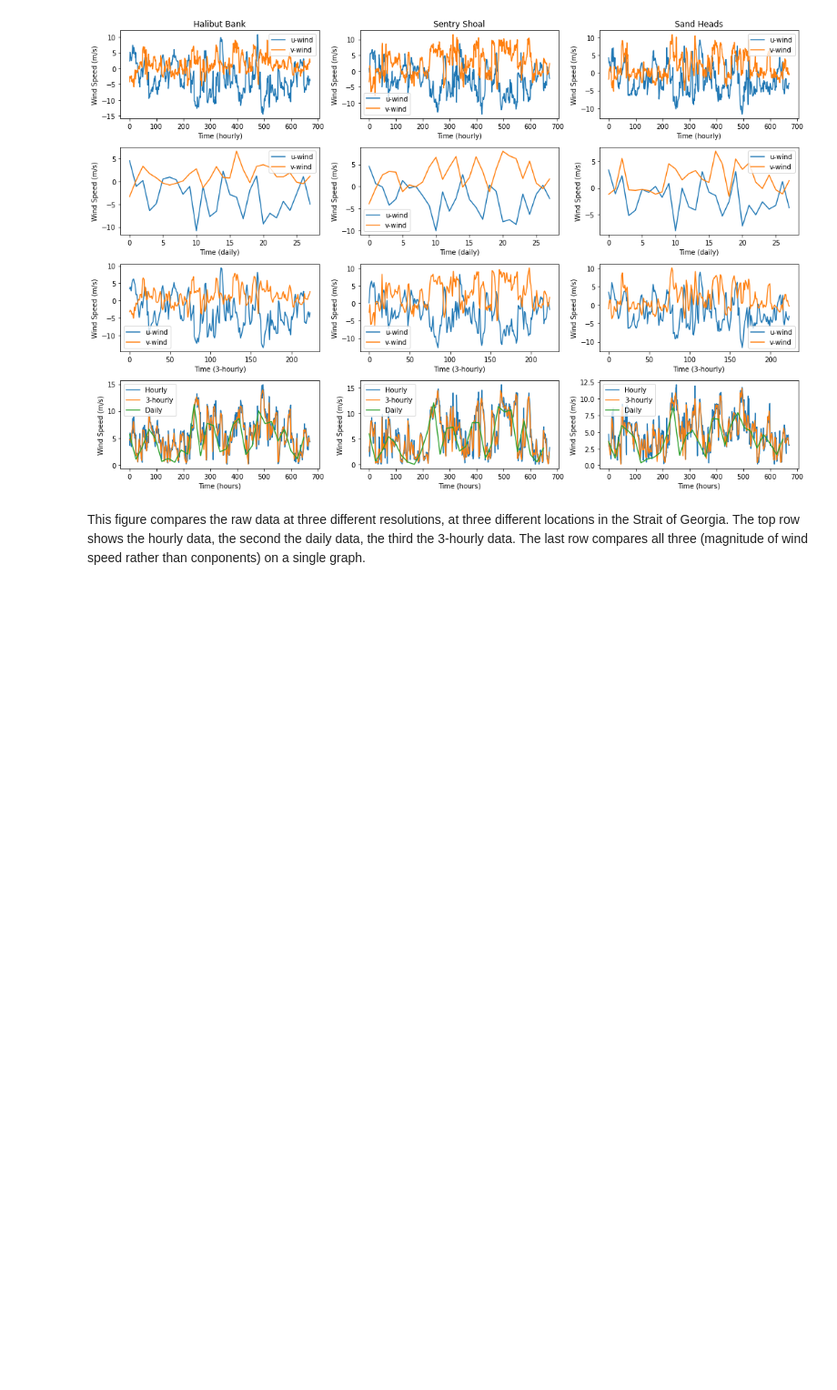
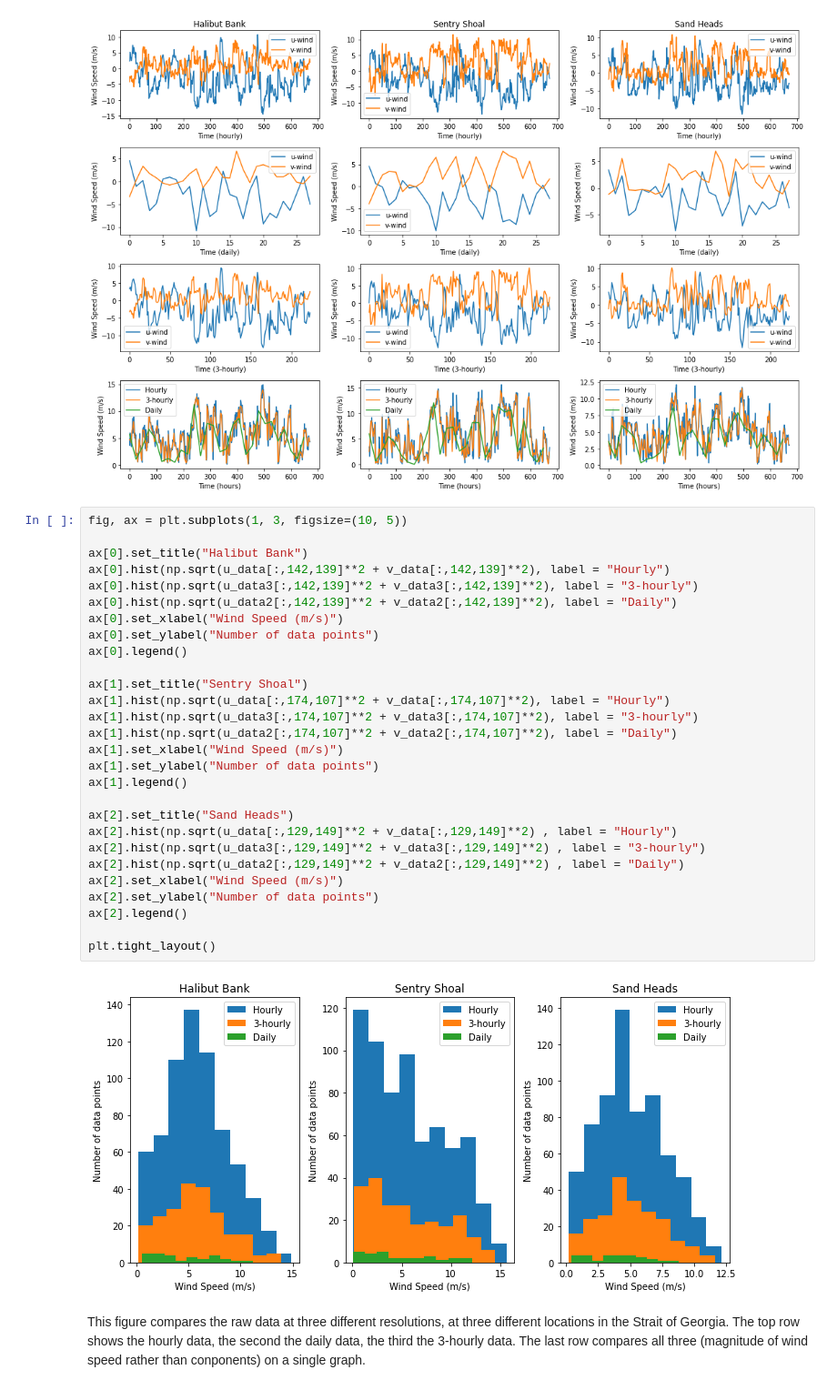
Before and after one commit to UBC-MOAD/analysis-armaan, a Jupyter notebook: notebooks/introWindPCA.ipynb, the cells around one changed output. Shown at 91% size. Saved outputs shown, nothing was run; the diff lists cells and outputs as text; blank space fills up the shorter version.

Commit message:
added histogram graphs

```diff
--- a/notebooks/introWindPCA.ipynb
+++ b/notebooks/introWindPCA.ipynb
@@ -377,6 +379,36 @@ ax[3,2].legend()
 plt.tight_layout()
 # %% [output]
 [figure]
+# %%
+fig, ax = plt.subplots(1, 3, figsize=(10, 5))
+
+ax[0].set_title("Halibut Bank")
+ax[0].hist(np.sqrt(u_data[:,142,139]**2 + v_data[:,142,139]**2), label = "Hourly")
+ax[0].hist(np.sqrt(u_data3[:,142,139]**2 + v_data3[:,142,139]**2), label = "3-hourly")
+ax[0].hist(np.sqrt(u_data2[:,142,139]**2 + v_data2[:,142,139]**2), label = "Daily")
+ax[0].set_xlabel("Wind Speed (m/s)")
+ax[0].set_ylabel("Number of data points")
+ax[0].legend()
+
+ax[1].set_title("Sentry Shoal")
+ax[1].hist(np.sqrt(u_data[:,174,107]**2 + v_data[:,174,107]**2), label = "Hourly")
+ax[1].hist(np.sqrt(u_data3[:,174,107]**2 + v_data3[:,174,107]**2), label = "3-hourly")
+ax[1].hist(np.sqrt(u_data2[:,174,107]**2 + v_data2[:,174,107]**2), label = "Daily")
+ax[1].set_xlabel("Wind Speed (m/s)")
+ax[1].set_ylabel("Number of data points")
+ax[1].legend()
+
+ax[2].set_title("Sand Heads")
+ax[2].hist(np.sqrt(u_data[:,129,149]**2 + v_data[:,129,149]**2) , label = "Hourly")
+ax[2].hist(np.sqrt(u_data3[:,129,149]**2 + v_data3[:,129,149]**2) , label = "3-hourly")
+ax[2].hist(np.sqrt(u_data2[:,129,149]**2 + v_data2[:,129,149]**2) , label = "Daily")
+ax[2].set_xlabel("Wind Speed (m/s)")
+ax[2].set_ylabel("Number of data points")
+ax[2].legend()
+
+plt.tight_layout()
+# %% [output]
+[figure, added]
 # %% [markdown]
 This figure compares the raw data at three different resolutions, at three different locations in the Strait of Georgia. The top row shows the hourly data, the second the daily data, the third the 3-hourly data. The last row compares all three (magnitude of wind speed rather than conponents) on a single graph.
 # %% [markdown]
```
Also changed, not shown: parts of 3 cells of this notebook.
